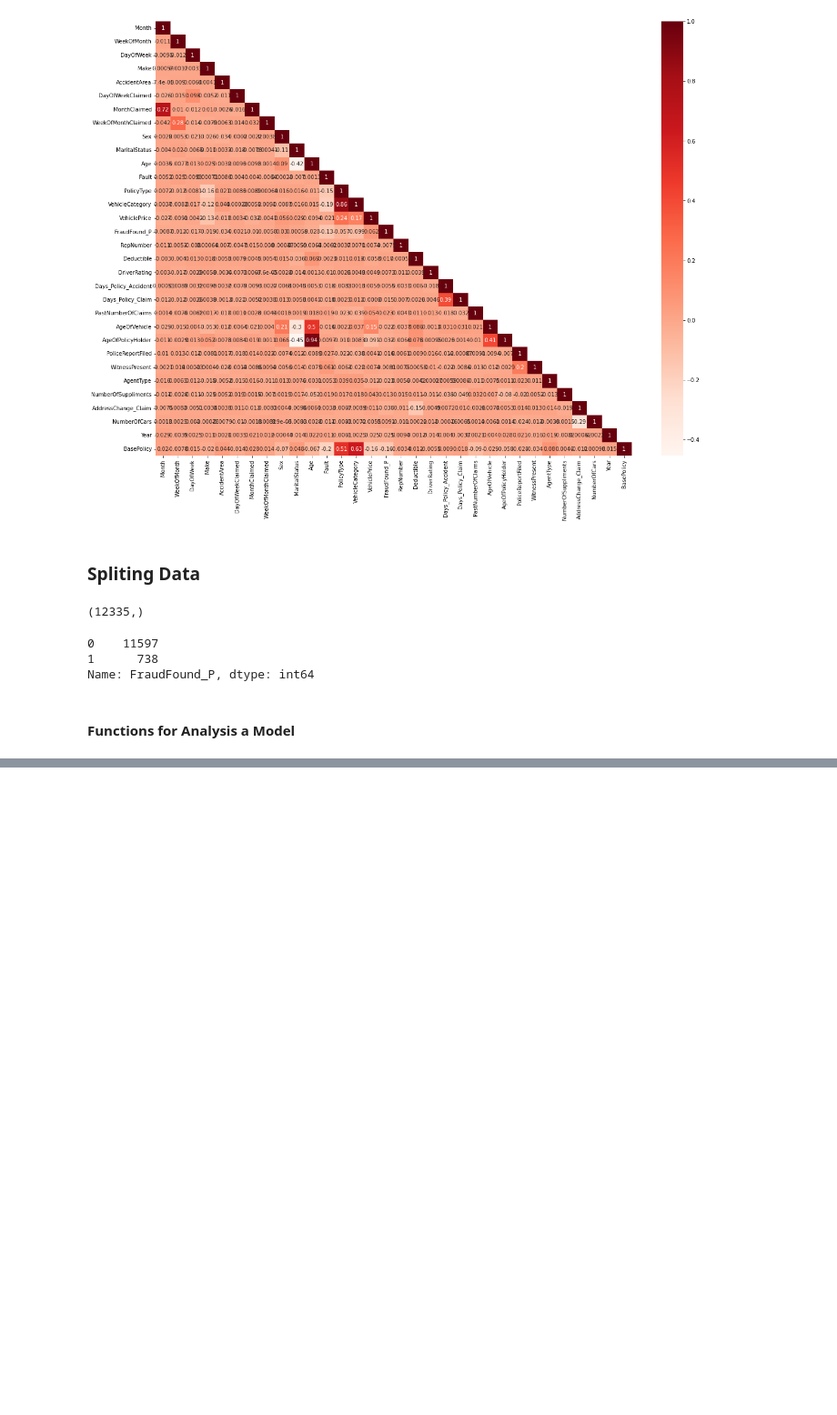
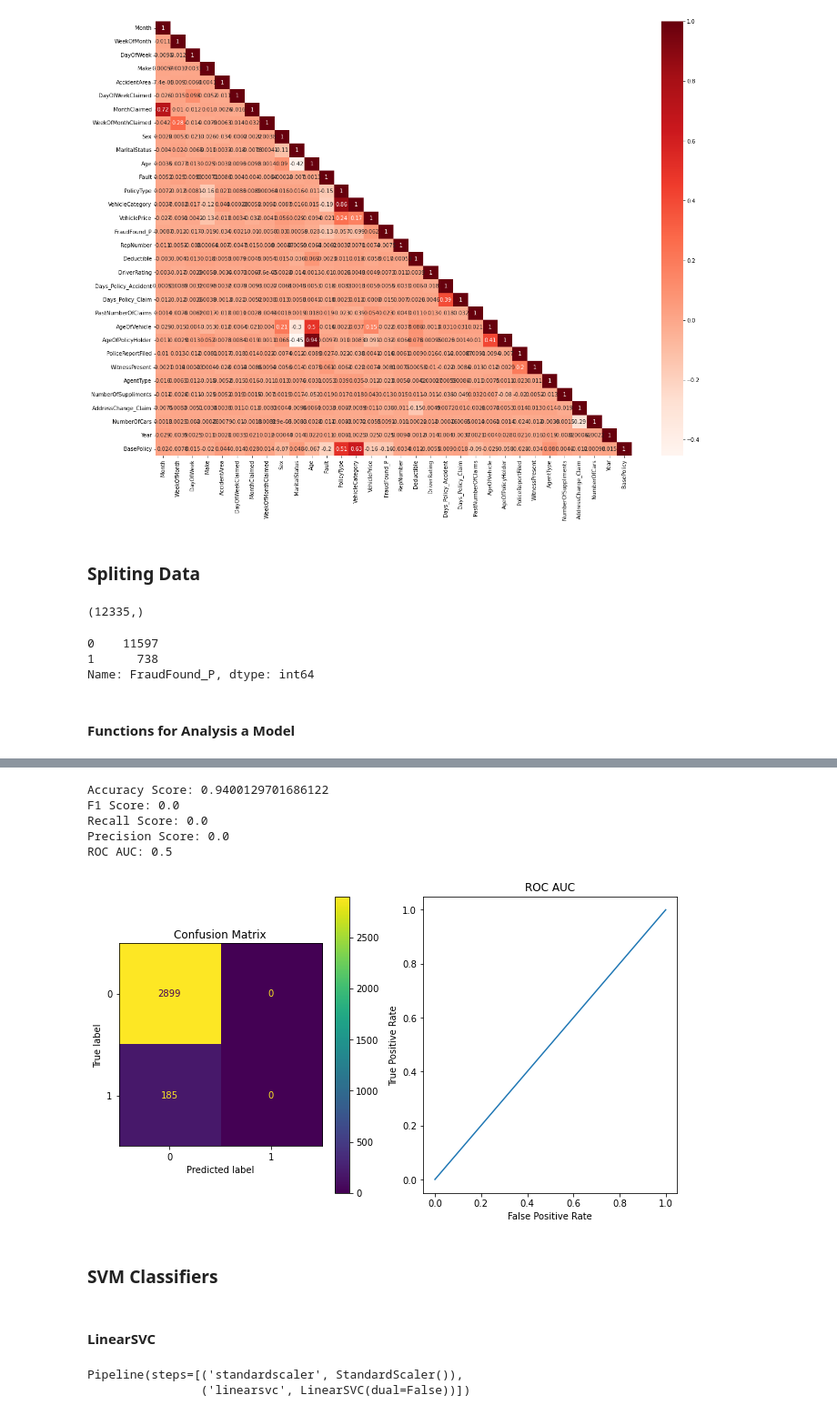
Before and after one commit to MohammadRouintan/Vehicle-Insurance-Claim-Fraud-Detection-Classification, a Jupyter notebook: VehicleInsuranceCLASSIFICATION.ipynb, the cells around one changed output, grey strips where cells are left out. Shown: that part at 91% size. Cells and saved outputs as stored; diff of their text form; code cells hidden in the pictures; blank space fills up the shorter version.

```diff
--- a/VehicleInsuranceCLASSIFICATION.ipynb
+++ b/VehicleInsuranceCLASSIFICATION.ipynb
@@ -326,0 +379,13 @@ def analysis_model(modelname, model, x_test, y_test):
+# %%
+analysis_model_with_test('logistic_model', logistic_model, x_test, y_test)
+# %% [output]
+Accuracy Score: 0.9400129701686122
+F1 Score: 0.0
+Recall Score: 0.0
+Precision Score: 0.0
+ROC AUC: 0.5
+[figure, added]
+# %% [markdown]
+### SVM Classifiers
+# %% [markdown]
+#### LinearSVC
@@ -326,0 +395,5 @@ def analysis_model(modelname, model, x_test, y_test):
+# %%
+linearSVC_model.fit(x_train, y_train)
+# %% [output]
+Pipeline(steps=[('standardscaler', StandardScaler()),
+                ('linearsvc', LinearSVC(dual=False))])
```
Also changed, not shown: parts of 48 cells of this notebook.
